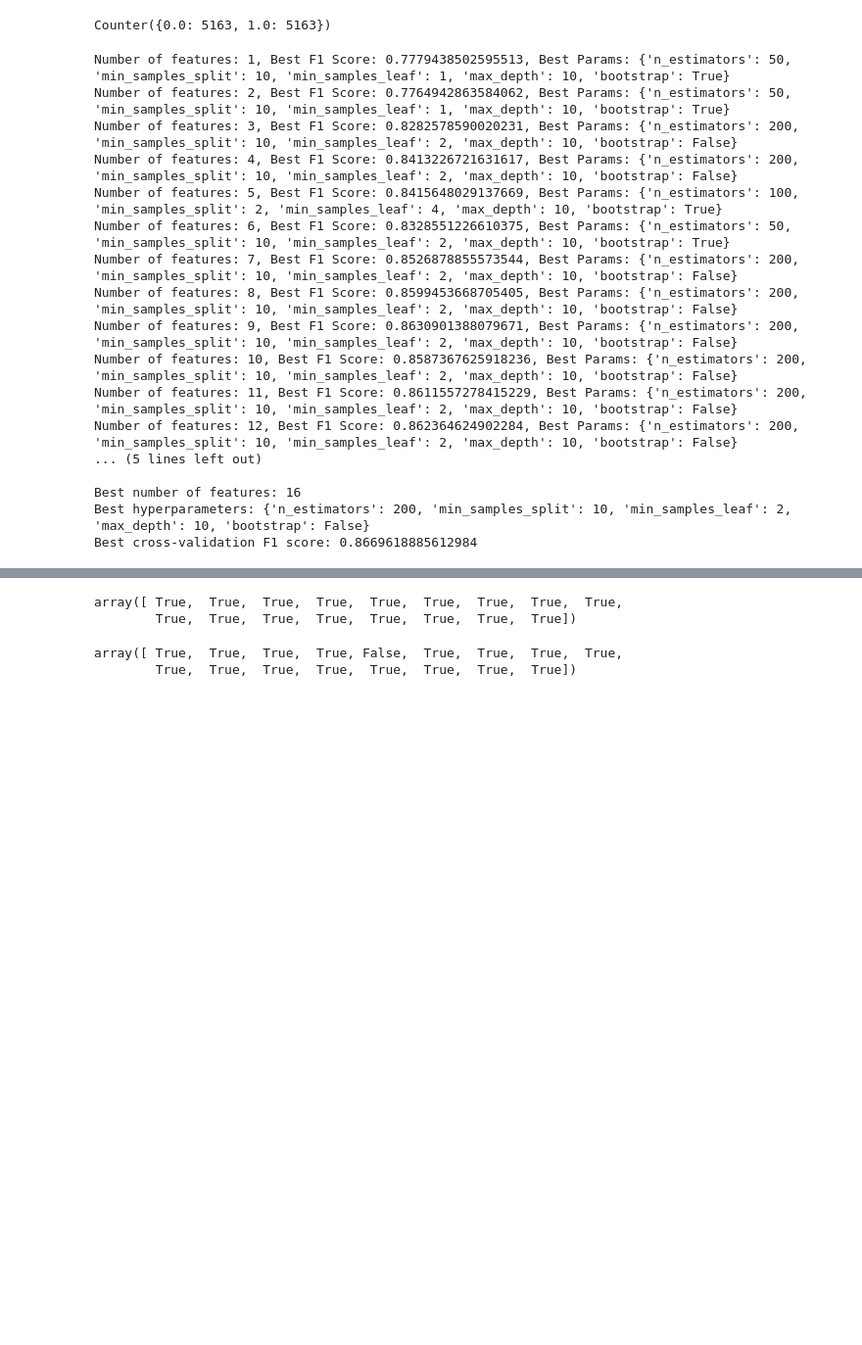
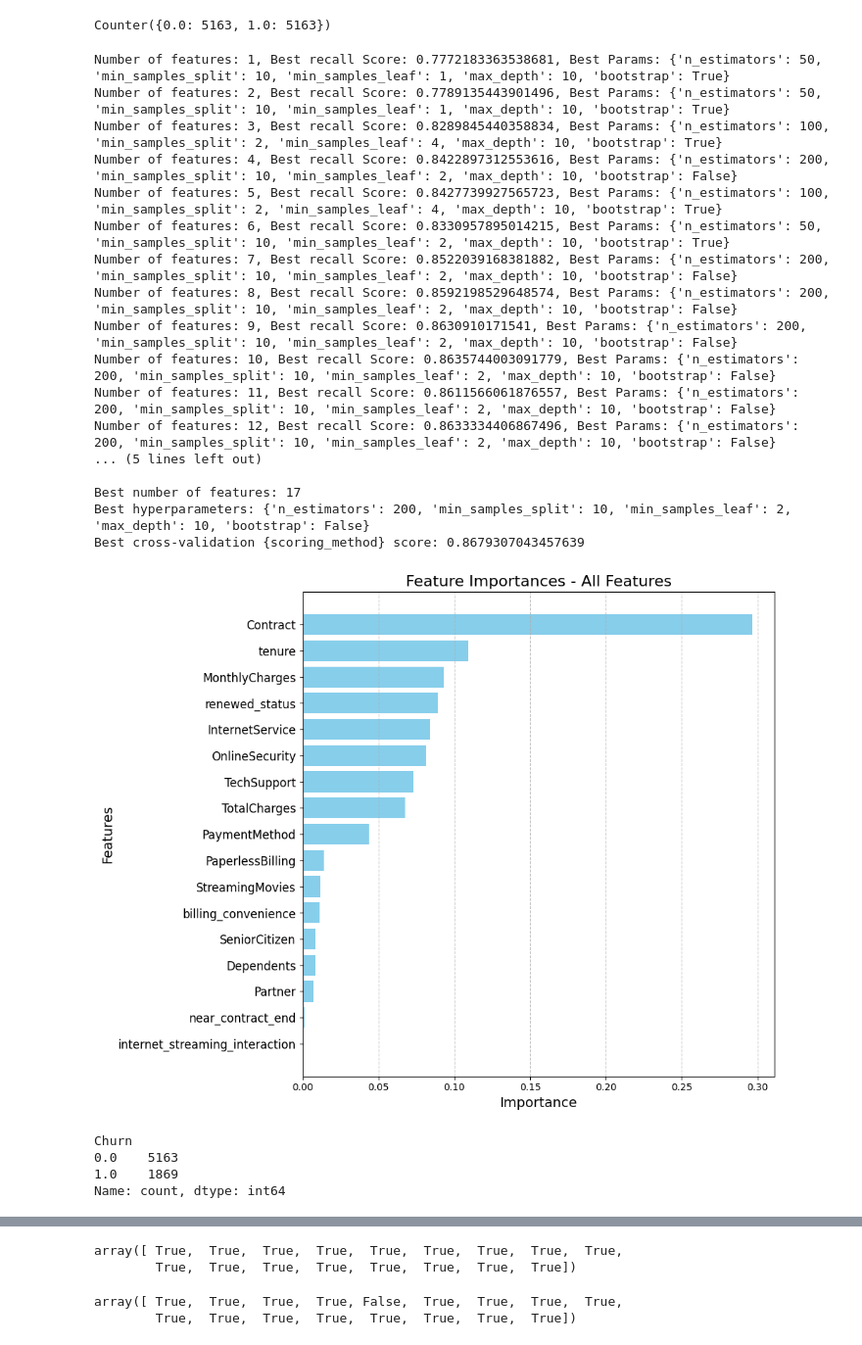
Before and after one commit to qweqwedfa/DA_DS, a Jupyter notebook: Features_after_meeting.ipynb, the cells around one changed output, grey strips where cells are left out. Shown: that part at 98% size. Cells and saved outputs as stored; diff of their text form; code cells hidden in the pictures; blank space fills up the shorter version.

```diff
--- a/Features_after_meeting.ipynb
+++ b/Features_after_meeting.ipynb
@@ -262,20 +254,22 @@ def model_RFE_importance(BASE_CLF, BASE_CLF_PARA, scoring_method):
 
         current_best_score = random_search.best_score_
         current_best_params = random_search.best_params_
-        print(f"Number of features: {n_features}, Best F1 Score: {current_best_score}, Best Params: {current_best_params}")
+        print(f"Number of features: {n_features}, Best {scoring_method} Score: {current_best_score}, Best Params: {current_best_params}")
 
         # Loop to get the best performance
         if current_best_score > best_score:
             best_score = current_best_score
             best_n_features = n_features
             best_params = current_best_params
+            best_model = random_search.best_estimator_
 
         # adjust
         #break
 
     print("\nBest number of features:", best_n_features)
     print("Best hyperparameters:", best_params)
-    print("Best cross-validation F1 score:", best_score)
+    print("Best cross-validation {scoring_method} score:", best_score)
     #print(f"Selected Feactures: {RFE_.support_}")
+    # return ramdom_search to find the CLF
 
-    return RFE_
+    return RFE_, random_search, best_model, best_n_features, best_params
@@ -310,26 +343,40 @@ Base_param_grid = {
     'bootstrap': [True, False]
 }
 
-RFE_result = model_RFE_importance(RF_Base, Base_param_grid, 'recall')
+#RFE_result = model_RFE_importance(RF_Base, Base_param_grid, 'recall')
 # adjust to find the RFE programming
+RFE_result, RandomSearch_result, RFE_model, RFE_n_features, RFE_params = model_RFE_importance(RF_Base, Base_param_grid, 'recall')
 # %% [output]
-Number of features: 1, Best F1 Score: 0.7779438502595513, Best Params: {'n_estimators': 50, 'min_samples_split': 10, 'min_samples_leaf': 1, 'max_depth': 10, 'bootstrap': True}
-Number of features: 2, Best F1 Score: 0.7764942863584062, Best Params: {'n_estimators': 50, 'min_samples_split': 10, 'min_samples_leaf': 1, 'max_depth': 10, 'bootstrap': True}
-Number of features: 3, Best F1 Score: 0.8282578590020231, Best Params: {'n_estimators': 200, 'min_samples_split': 10, 'min_samples_leaf': 2, 'max_depth': 10, 'bootstrap': False}
-Number of features: 4, Best F1 Score: 0.8413226721631617, Best Params: {'n_estimators': 200, 'min_samples_split': 10, 'min_samples_leaf': 2, 'max_depth': 10, 'bootstrap': False}
-Number of features: 5, Best F1 Score: 0.8415648029137669, Best Params: {'n_estimators': 100, 'min_samples_split': 2, 'min_samples_leaf': 4, 'max_depth': 10, 'bootstrap': True}
-Number of features: 6, Best F1 Score: 0.8328551226610375, Best Params: {'n_estimators': 50, 'min_samples_split': 10, 'min_samples_leaf': 2, 'max_depth': 10, 'bootstrap': True}
-Number of features: 7, Best F1 Score: 0.8526878855573544, Best Params: {'n_estimators': 200, 'min_samples_split': 10, 'min_samples_leaf': 2, 'max_depth': 10, 'bootstrap': False}
-Number of features: 8, Best F1 Score: 0.8599453668705405, Best Params: {'n_estimators': 200, 'min_samples_split': 10, 'min_samples_leaf': 2, 'max_depth': 10, 'bootstrap': False}
-Number of features: 9, Best F1 Score: 0.8630901388079671, Best Params: {'n_estimators': 200, 'min_samples_split': 10, 'min_samples_leaf': 2, 'max_depth': 10, 'bootstrap': False}
-Number of features: 10, Best F1 Score: 0.8587367625918236, Best Params: {'n_estimators': 200, 'min_samples_split': 10, 'min_samples_leaf': 2, 'max_depth': 10, 'bootstrap': False}
-Number of features: 11, Best F1 Score: 0.8611557278415229, Best Params: {'n_estimators': 200, 'min_samples_split': 10, 'min_samples_leaf': 2, 'max_depth': 10, 'bootstrap': False}
-Number of features: 12, Best F1 Score: 0.862364624902284, Best Params: {'n_estimators': 200, 'min_samples_split': 10, 'min_samples_leaf': 2, 'max_depth': 10, 'bootstrap': False}
+Number of features: 1, Best recall Score: 0.7772183363538681, Best Params: {'n_estimators': 50, 'min_samples_split': 10, 'min_samples_leaf': 1, 'max_depth': 10, 'bootstrap': True}
+Number of features: 2, Best recall Score: 0.7789135443901496, Best Params: {'n_estimators': 50, 'min_samples_split': 10, 'min_samples_leaf': 1, 'max_depth': 10, 'bootstrap': True}
+Number of features: 3, Best recall Score: 0.8289845440358834, Best Params: {'n_estimators': 100, 'min_samples_split': 2, 'min_samples_leaf': 4, 'max_depth': 10, 'bootstrap': True}
+Number of features: 4, Best recall Score: 0.8422897312553616, Best Params: {'n_estimators': 200, 'min_samples_split': 10, 'min_samples_leaf': 2, 'max_depth': 10, 'bootstrap': False}
+Number of features: 5, Best recall Score: 0.8427739927565723, Best Params: {'n_estimators': 100, 'min_samples_split': 2, 'min_samples_leaf': 4, 'max_depth': 10, 'bootstrap': True}
+Number of features: 6, Best recall Score: 0.8330957895014215, Best Params: {'n_estimators': 50, 'min_samples_split': 10, 'min_samples_leaf': 2, 'max_depth': 10, 'bootstrap': True}
+Number of features: 7, Best recall Score: 0.8522039168381882, Best Params: {'n_estimators': 200, 'min_samples_split': 10, 'min_samples_leaf': 2, 'max_depth': 10, 'bootstrap': False}
+Number of features: 8, Best recall Score: 0.8592198529648574, Best Params: {'n_estimators': 200, 'min_samples_split': 10, 'min_samples_leaf': 2, 'max_depth': 10, 'bootstrap': False}
+Number of features: 9, Best recall Score: 0.8630910171541, Best Params: {'n_estimators': 200, 'min_samples_split': 10, 'min_samples_leaf': 2, 'max_depth': 10, 'bootstrap': False}
+Number of features: 10, Best recall Score: 0.8635744003091779, Best Params: {'n_estimators': 200, 'min_samples_split': 10, 'min_samples_leaf': 2, 'max_depth': 10, 'bootstrap': False}
+Number of features: 11, Best recall Score: 0.8611566061876557, Best Params: {'n_estimators': 200, 'min_samples_split': 10, 'min_samples_leaf': 2, 'max_depth': 10, 'bootstrap': False}
+Number of features: 12, Best recall Score: 0.8633334406867496, Best Params: {'n_estimators': 200, 'min_samples_split': 10, 'min_samples_leaf': 2, 'max_depth': 10, 'bootstrap': False}
 ... (5 lines left out)
 
-Best number of features: 16
+Best number of features: 17
 Best hyperparameters: {'n_estimators': 200, 'min_samples_split': 10, 'min_samples_leaf': 2, 'max_depth': 10, 'bootstrap': False}
-Best cross-validation F1 score: 0.8669618885612984
+Best cross-validation {scoring_method} score: 0.8679307043457639
+# %%
+#RFE_model.feature_importances_
+# Feature in base CLF visualation
+Feature_importance_Visualization(RFE_model, df1.copy().drop(columns='Churn', axis=1).columns[RFE_result.support_])
+# %% [output]
+[figure, added]
+# %%
+df1['Churn'].value_counts()
+# %% [output]
+Churn
+0.0    5163
+1.0    1869
+Name: count, dtype: int64
 # %%
 X_train_rfe = RFE_result.fit_transform(X_train, Y_train)
 X_test_rfe = RFE_result.transform(X_test)
```
Also changed, not shown: parts of 18 cells of this notebook.
